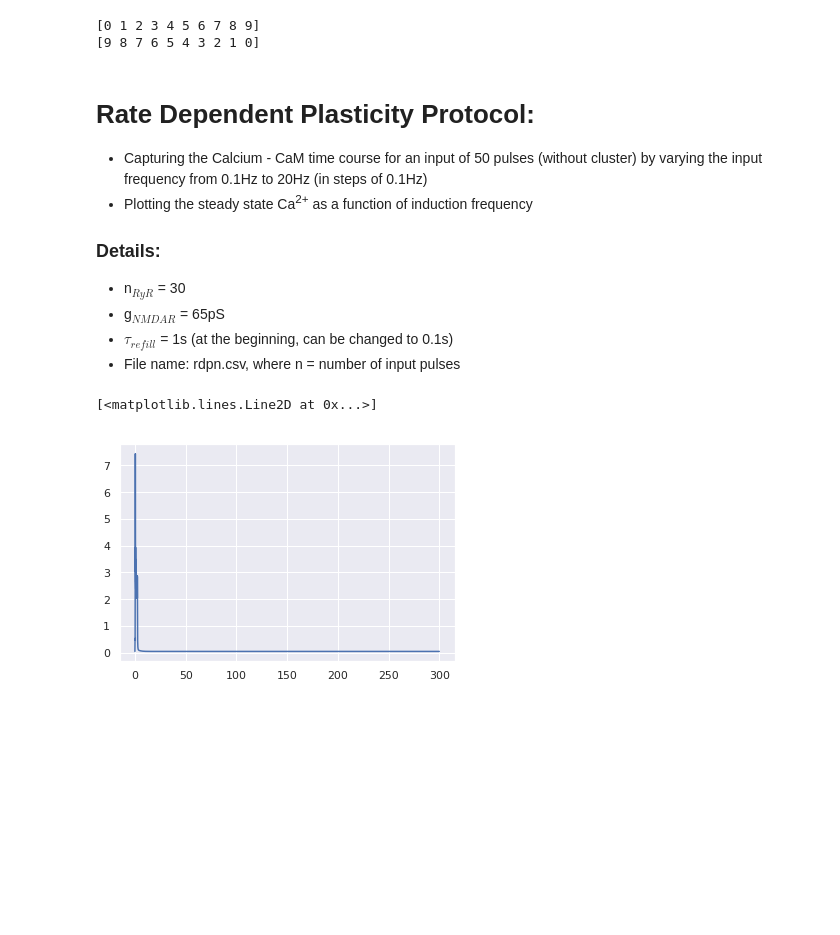
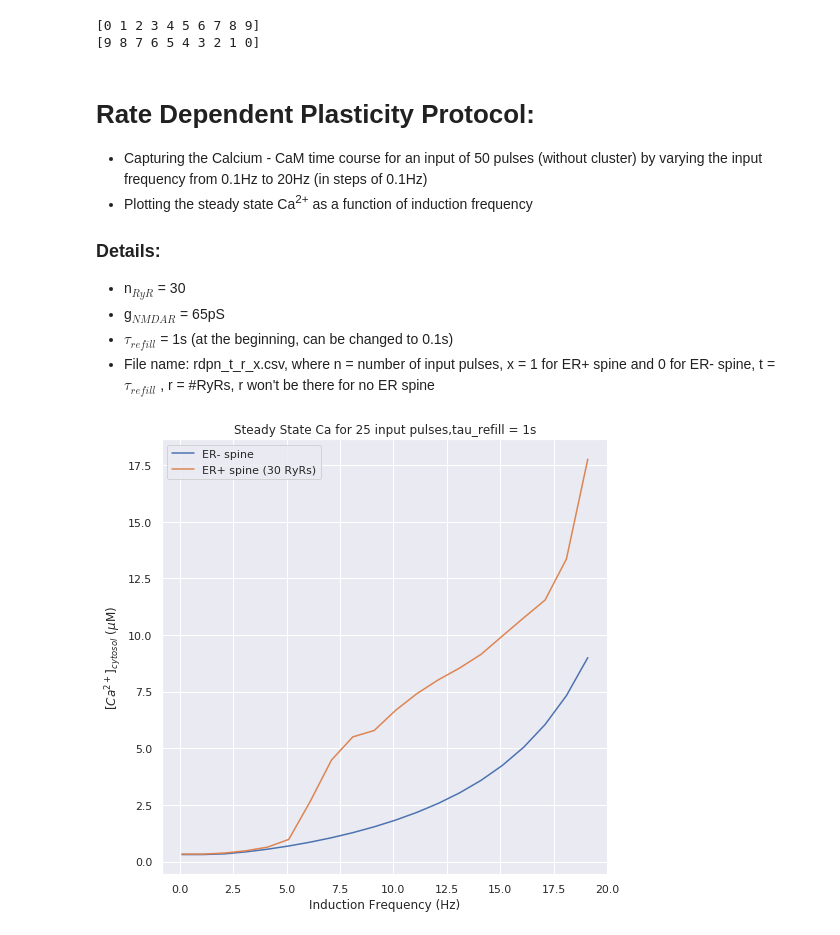
Before and after one commit to vjaltare/Metaplasticity-Memory, a Jupyter notebook: supplementary_RyR_analysis.ipynb, the cells around one changed output. Cells and saved outputs as stored; diff of their text form; code cells hidden in the pictures; blank space fills up the shorter version.

```diff
--- a/supplementary_RyR_analysis.ipynb
+++ b/supplementary_RyR_analysis.ipynb
@@ -684,12 +688,12 @@ print(a)
  - n$_{RyR}$ = 30
  - g$_{NMDAR}$ = 65pS
  - $\tau_{refill}$ = 1s (at the beginning, can be changed to 0.1s)
- - File name: rdpn.csv, where n = number of input pulses
+ - File name: rdpn_t_r_x.csv, where n = number of input pulses, x = 1 for ER+ spine and 0 for ER- spine, t = $\tau_{refill}$ , r = #RyRs, r won't be there for no ER spine
 # %%
 ################################ Rate Dependent Plasticity Protocol ###########################
 tau_refill = 1e0 #s
-fTrace = np.arange(0.1, 20.1, 0.1)
-t4 = np.arange(0., 300., 1e-3)
+fTrace = np.arange(0.1, 20.1, 1e0)
+t4 = np.arange(0., 260., 1e-3)
 CaTimeCourse = np.zeros((t4.shape[0], fTrace.shape[0]))  ## With ER Stores (RyR mediated)
 CaTimeCourse0 = np.zeros((t4.shape[0], fTrace.shape[0])) ## Without ER stores (not mediated by RyR)
 itr = 0
@@ -700,21 +704,17 @@ for freq in range(fTrace.shape[0]):
     xinit = sol[-1,:]
     print('RyRs to ER+ spine = ', n_RyR)
     tpre = [i/float(f_input) for i in range(int(float(n_inputs)))]
+    print('simulating ER+ spine')
     sol4 = odeint(spine_model, xinit, t4, atol=atol,rtol=rtol )   ## with ER stores
     ##############################################################
-    Vmax_serca = 0
-    k_erleak = 0
-    n_RyR = 0
-    sol40 = odeint(spine_model, xinit, t4, atol=atol,rtol=rtol)  ##without ER stores
+#     Vmax_serca = 0
+#     k_erleak = 0
+#     n_RyR = 0
+#     print('simulating ER- spine')
+#     sol40 = odeint(spine_model, xinit, t4, atol=atol,rtol=rtol)  ##without ER stores
     CaTimeCourse[:,freq] = sol4[:,-9]
-    CaTimeCourse0[:,freq] = sol40[:,-9]
+#    CaTimeCourse0[:,freq] = sol40[:,-9]
     itr += 1
     print(itr)
 
 print('done')
-# %%
-################################## Saving into csv file ####################################
-plt.plot(t4, CaTimeCourse[:,100])
-# %% [output]
-[<matplotlib.lines.Line2D at 0x...>]
-[figure, removed]
@@ -720,0 +725,20 @@ plt.plot(t4, CaTimeCourse[:,100])
+# %%
+################################ Plotting ##################################
+CaTime0 = pd.read_csv('rdp25_0_0.csv')
+CaTime1 = pd.read_csv('rdp25_0_30_1.csv')
+CaTime0 = np.array(CaTime0)
+CaTime1 = np.array(CaTime1)
+
+ca0 = [np.max(CaTime0[:,i]) for i in range(fTrace.shape[0])]
+ca1 = [np.max(CaTime1[:,i]) for i in range(fTrace.shape[0])]
+
+plt.figure(figsize = (8,8))
+plt.title('Steady State Ca for 25 input pulses,tau_refill = 1s')
+plt.plot(fTrace, ca0, label = 'ER- spine')
+plt.plot(fTrace, ca1, label = 'ER+ spine (30 RyRs)')
+plt.xlabel('Induction Frequency (Hz)')
+plt.ylabel('[$Ca^{2+}]_{cytosol}$ ($\mu$M)')
+plt.legend()
+plt.show()
+# %% [output]
+[figure, added]
```
Also changed, not shown: parts of 5 cells of this notebook.
